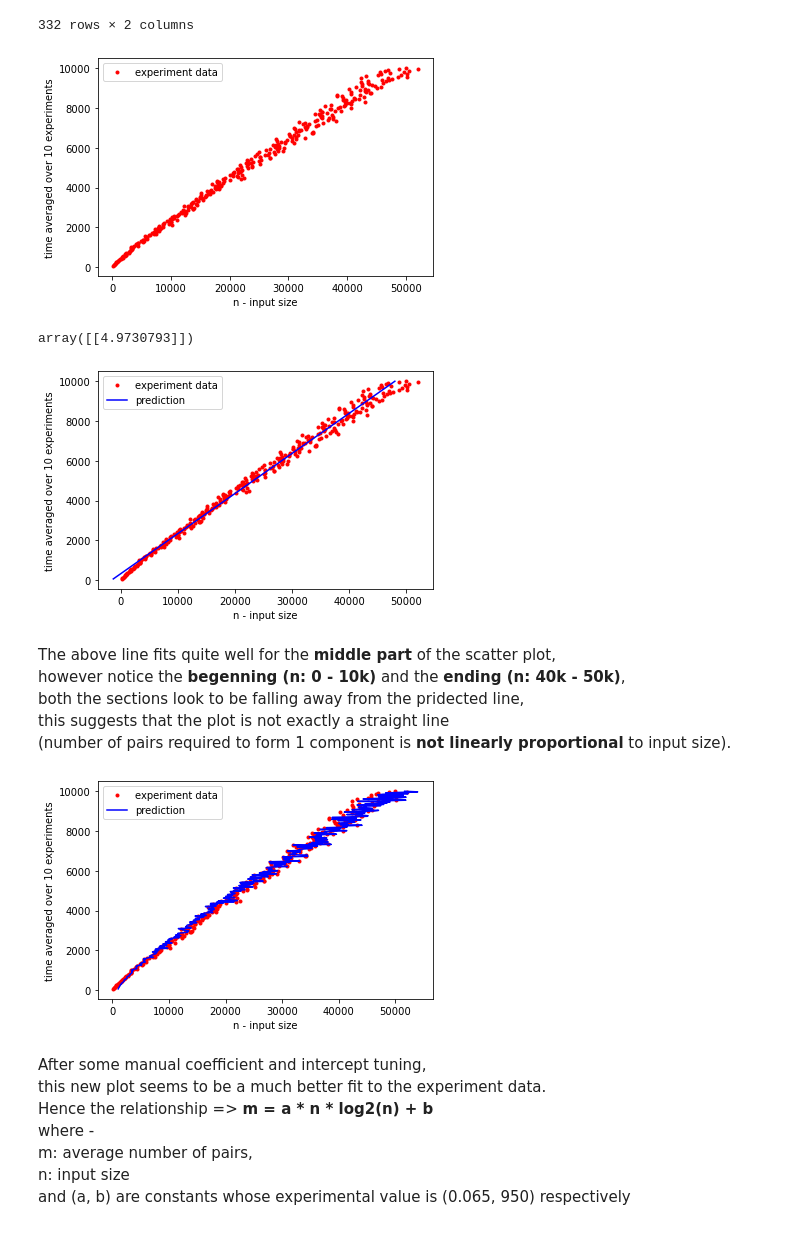
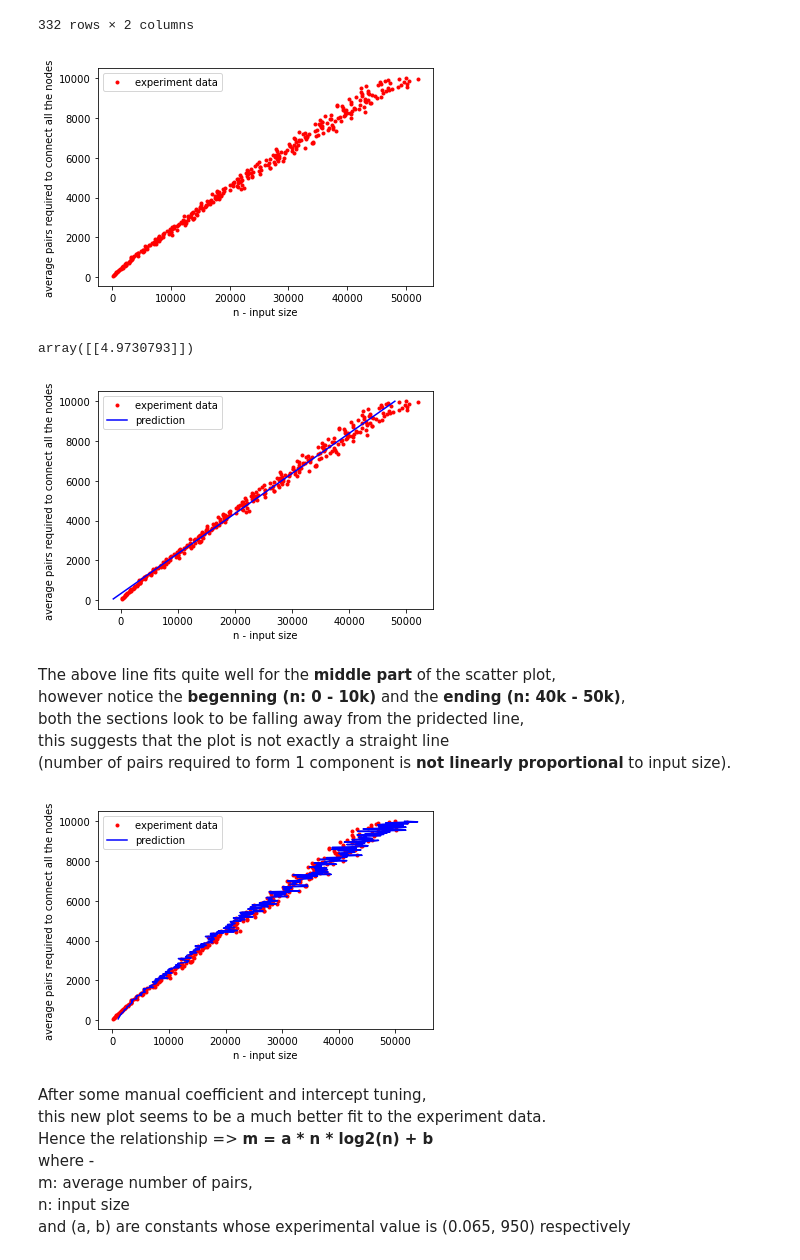
Before and after one commit to tanaysaxena97/INFO6205, a Jupyter notebook: assignment_reports/assignment3_Tanay_Saxena/UnionFind.ipynb, the cells around one changed output. Cells and saved outputs as stored; diff of their text form; code cells hidden in the pictures.

```diff
--- a/assignment_reports/assignment3_Tanay_Saxena/UnionFind.ipynb
+++ b/assignment_reports/assignment3_Tanay_Saxena/UnionFind.ipynb
@@ -25,14 +25,14 @@ pair_count_arr = union_find_df[['pairCount']].to_numpy().reshape((-1, 1))
 # %%
 def scatter_plot(y = None):
     plt.plot(pair_count_arr, input_size_arr, "r.", label = "experiment data")
     if y is not None: plt.plot(y, input_size_arr, "b", label = "prediction")
     plt.xlabel('n - input size')
-    plt.ylabel('time averaged over 10 experiments')
+    plt.ylabel('average pairs required to connect all the nodes')
     plt.legend()
     plt.show()
 scatter_plot()
 # %% [output]
-[figure, old version]
+[figure, new version]
 # %%
 # since this looks like linear relation, let me try lineat regression
 from sklearn import datasets, linear_model
@@ -47,7 +47,7 @@ array([[4.9730793]])
 # plotting the predected line
 scatter_plot(pair_count_pred)
 # %% [output]
-[figure, old version]
+[figure, new version]
 # %% [markdown]
 The above line fits quite well for the **middle part** of the scatter plot,
 however notice the **begenning (n: 0 - 10k)** and the **ending (n: 40k - 50k)**,<br>
@@ -64,7 +64,7 @@ pair_count_exp = coefficient * pair_count_arr * np.log2(pair_count_arr) + interc
 # plotting the predicted
 scatter_plot(pair_count_exp)
 # %% [output]
-[figure, old version]
+[figure, new version]
 # %% [markdown]
 After some manual coefficient and intercept tuning,
 this new plot seems to be a much better fit to the experiment data.
```
Also changed, not shown: 2 other files.
